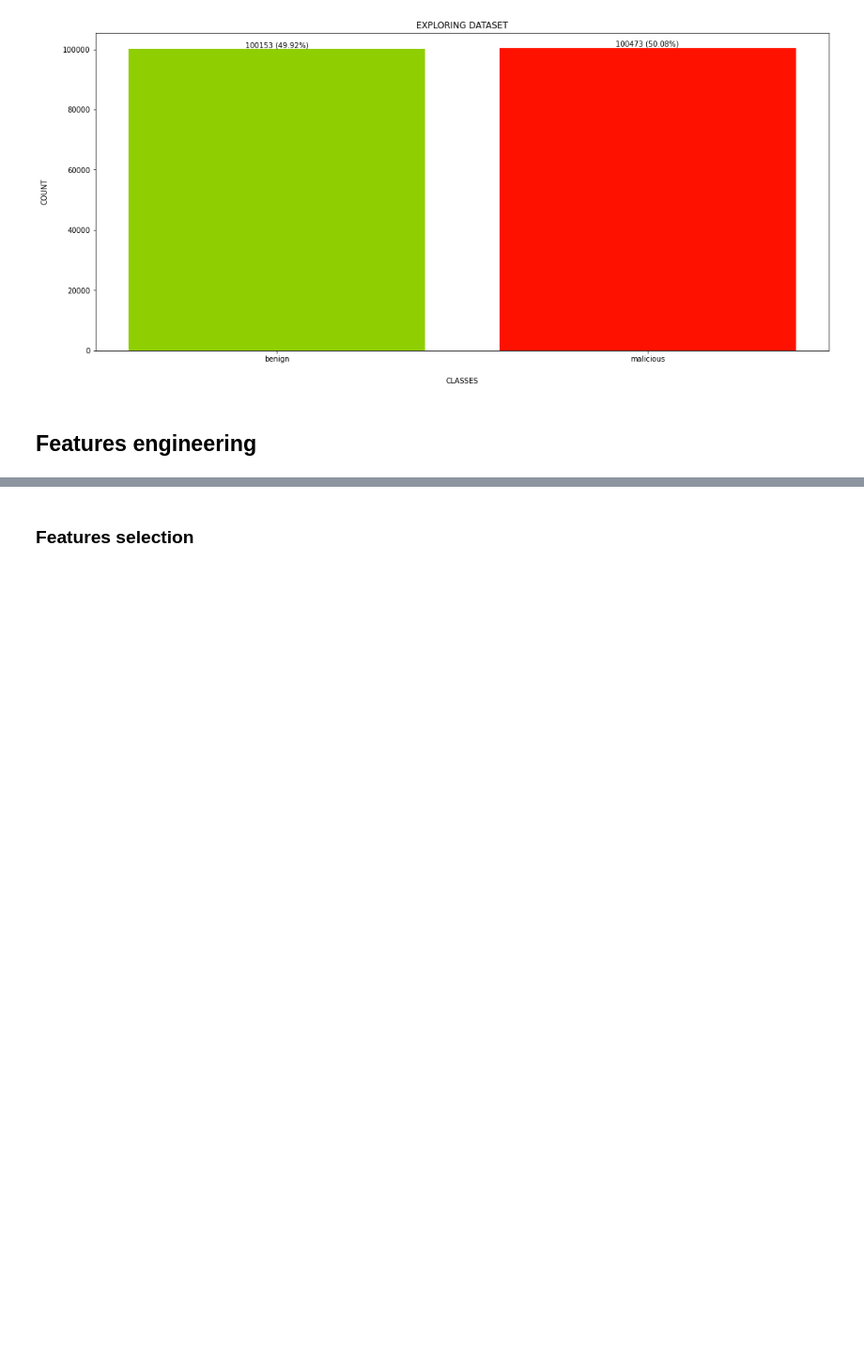
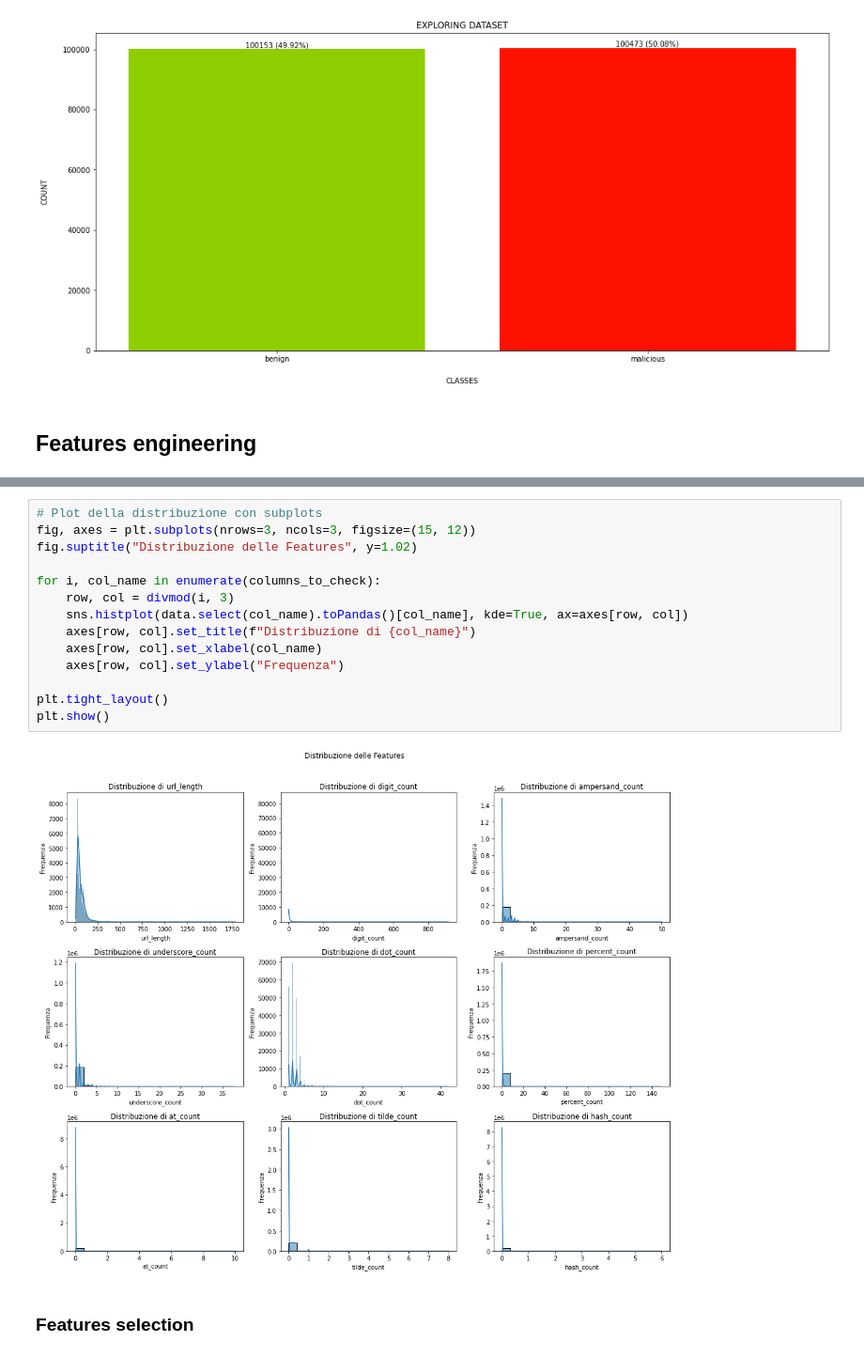
Before and after one commit to simonegramegna/URLs_mining, a Jupyter notebook: URLs_mining.ipynb, the cells around one changed output, grey strips where cells are left out. Shown at 94% size. Drawn from its saved outputs; the diff is of its cells as text; blank space fills up the shorter version.

```diff
--- a/URLs_mining.ipynb
+++ b/URLs_mining.ipynb
@@ -255,5 +255,21 @@ data.show()
 +--------------------+------+--------+----------+-----------+---------------+----------------+---------+-------------+--------+-----------+----------+---------+--------+-----------------+
 only showing top 20 rows
+# %%
+# Plot della distribuzione con subplots
+fig, axes = plt.subplots(nrows=3, ncols=3, figsize=(15, 12))
+fig.suptitle("Distribuzione delle Features", y=1.02)
+
+for i, col_name in enumerate(columns_to_check):
+    row, col = divmod(i, 3)
+    sns.histplot(data.select(col_name).toPandas()[col_name], kde=True, ax=axes[row, col])
+    axes[row, col].set_title(f"Distribuzione di {col_name}")
+    axes[row, col].set_xlabel(col_name)
+    axes[row, col].set_ylabel("Frequenza")
+
+plt.tight_layout()
+plt.show()
+# %% [output]
+[figure, added]
 # %% [markdown]
 ### Features selection
 # %%
```
Also changed, not shown: parts of 8 cells of this notebook.
